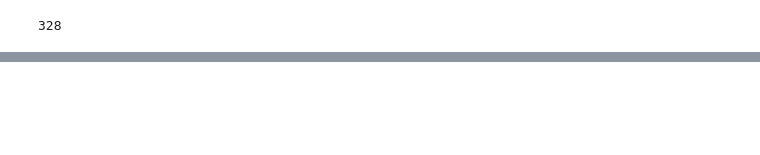
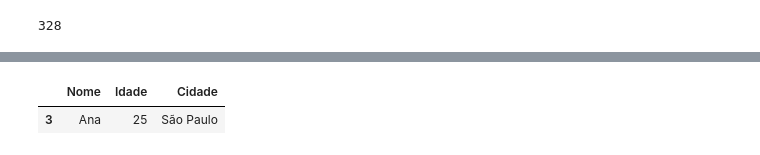
Before and after one commit to edilton-bs/tcc-fgv-emap, a Jupyter notebook: analise_dados.ipynb, the cells around one changed output, grey strips where cells are left out. Cells and saved outputs as stored; diff of their text form; code cells hidden in the pictures; blank space fills up the shorter version.

```diff
--- a/analise_dados.ipynb
+++ b/analise_dados.ipynb
@@ -173,0 +271,17 @@ df_merged.to_excel('dados/brasileirao_2021_2023.xlsx', index=False)
+# %%
+import pandas as pd
+
+# Criar um DataFrame
+data = {
+    'Nome': ['Ana', 'Bruno', 'Carla', 'Ana', 'Eduardo', 'Bruno'],
+    'Idade': [25, 30, 35, 25, 40, 31],
+    'Cidade': ['São Paulo', 'Rio de Janeiro', 'Belo Horizonte', 'São Paulo', 'Porto Alegre', 'Rio de Janeiro']
+}
+
+df = pd.DataFrame(data)
+
+# visualizar as linhas duplicadas
+df[df.duplicated()]
+# %% [output]
+|  | Nome | Idade | Cidade |
+| 3 | Ana | 25 | São Paulo |
```
Also changed, not shown: parts of 14 cells of this notebook, 8 other files.
